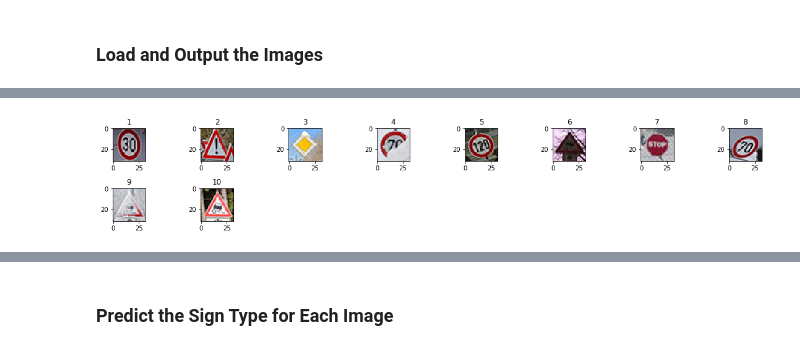
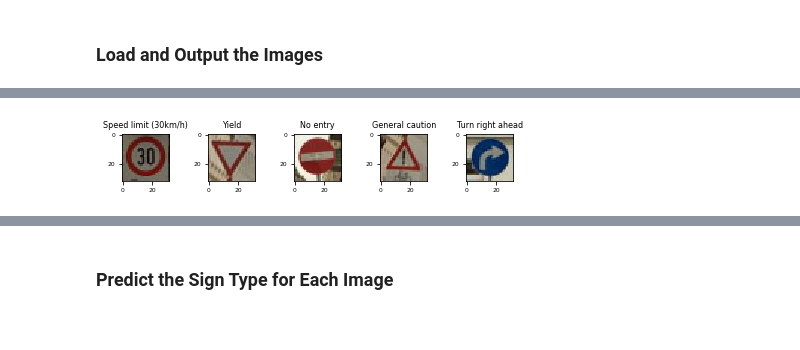
Before and after one commit to zacharyz/sdc-p2, a Jupyter notebook: Traffic_Sign_Classifier.ipynb, the cells around one changed output, grey strips where cells are left out. Saved outputs shown, nothing was run; the diff lists cells and outputs as text; code cells hidden in the pictures.

Commit message:
mostly complete training/viz

```diff
--- a/Traffic_Sign_Classifier.ipynb
+++ b/Traffic_Sign_Classifier.ipynb
@@ -374,18 +513,26 @@ def evaluate(X_data, y_data):
 ### Train your model here.
 ### Feel free to use as many code cells as needed.
 
+RESTORE = False
+EPOCHS = 100
+BATCH_SIZE = 128
+
 with tf.Session() as sess:
-    sess.run(tf.global_variables_initializer())
+    saver = tf.train.Saver()
+
+    if RESTORE:
+        print('Restoring previously trained model')
+        # Restore previously trained model
+        saver.restore(sess, './traffic_sign')
+    else:
+        sess.run(tf.global_variables_initializer())
+
     num_examples = len(X_train)
 
     print("learning rate             = ", rate)
     print("batch size                = ", BATCH_SIZE)
     print("total epochs              = ", EPOCHS)
-    print("preprocessing - grayscale = ", "ON" if GRAYSCALE else "OFF")
     print("dropout keep probability  = ", keep_prob_val)
-    print("L2 regularization         = ", "ON" if l2_reg else "OFF")
-    if l2_reg:
-        print("l2 lambda                 = ", l2_lambda)
     print()
     print("Training...")
     print()
@@ -445,22 +592,59 @@ You may find `signnames.csv` useful as it contains mappings from the class id (i
 # %%
 ### Load the images and plot them here.
 ### Feel free to use as many code cells as needed.
-import scipy.ndimage
-from glob import glob
+# import scipy.ndimage
+# from glob import glob
 
-print("New test images: ")
+# print("New test images: ")
 
-X_new_test = np.array([ scipy.ndimage.imread(f) for f in glob('test-images/*') ])
+# X_new_test = np.array([ scipy.ndimage.imread(f) for f in glob('test-images/*') ])
 
-fig = plt.figure(figsize=(16,8), tight_layout=True)
-c = 1
-for test_image in X_new_test:
-    subplt = fig.add_subplot(6,8,c)
-    subplt.set_title("%d" % c, loc='center')
-    imgplot = plt.imshow(test_image)
-    c += 1
+# fig = pyplot.figure(figsize=(16,8))
+# c = 1
+# for test_image in X_new_test:
+#     subplt = fig.add_subplot(6,8,c)
+#     subplt.set_title("%d" % c, loc='center')
+#     imgplot = pyplot.imshow(test_image)
+#     c += 1
 
-plt.show()
+# pyplot.show()
 
-X_new_test_grayscale, _ = np.array(preprocess(X_new_test, grayscale = GRAYSCALE))
+new_images_set = [['test-images/im-01.jpg', 1],
+                  ['test-images/im-13.jpg', 13],
+                  ['test-images/im-17.jpg', 17],
+                  ['test-images/im-18.jpg', 18],
+                  ['test-images/im-33.jpg', 33],
+                 ]
+
+n_new_images = len(new_images_set)
+
+X_test_new = np.ndarray((n_new_images, 32, 32, 3), dtype=np.uint8)
+#y_test_new = np.zeros((n_new_images, n_classes), dtype=y_test.dtype)
+y_test_new = np.zeros((n_new_images), dtype=y_test.dtype)
+
+new_images = X_test_new
+
+# load samples
+for i, im, in enumerate(new_images_set):
+    n_class = im[1]
+    X_test_new [i] = read_image_rgb(im[0])
+    y_test_new [i] = n_class
+
+# display samples
+def show_sample(ax, index):
+    ax.set_title(sign_names[int(y_test_new[index])], fontsize=8)
+    ax.tick_params(axis='both', which='major', labelsize=6)
+    ax.imshow(X_test_new[index])
+
+fig, (ax1, ax2, ax3, ax4, ax5) = pyplot.subplots(nrows=1, ncols=5)
+
+show_sample(ax1, 0)
+show_sample(ax2, 1)
+show_sample(ax3, 2)
+show_sample(ax4, 3)
+show_sample(ax5, 4)
+
+pyplot.tight_layout()
+
+X_test_new, _ = np.array(preprocess(X_test_new))
 # %% [output]
@@ -468 +652 @@ New test images:
-[figure, old version]
+[figure, new version]
```
Also changed, not shown: parts of 23 cells of this notebook.
